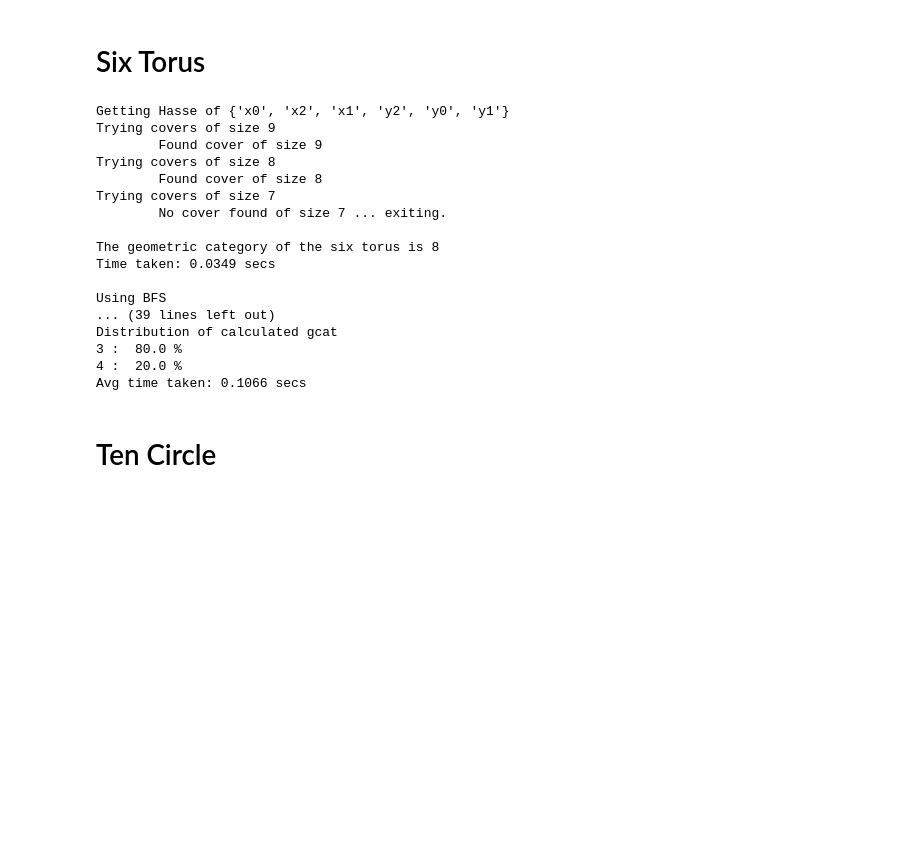
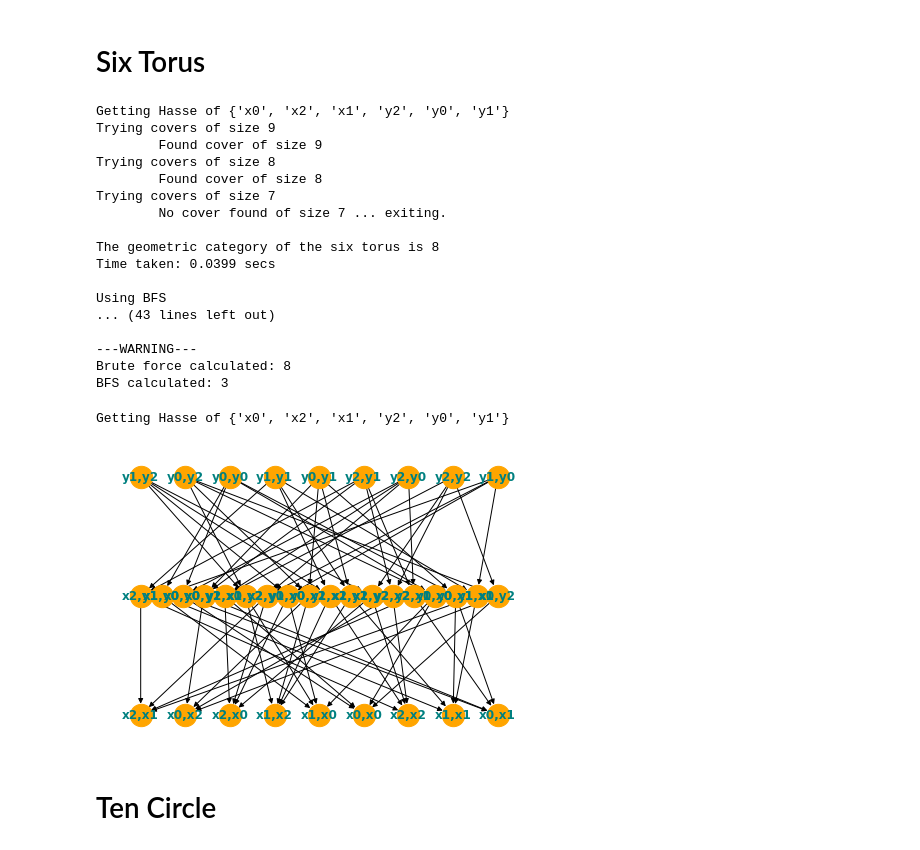
Before and after one commit to sbkandola/Finite-Spaces, a Jupyter notebook: catCover_shuffled.ipynb, the cells around one changed output. Drawn from its saved outputs; the diff is of its cells as text; code cells hidden in the pictures; blank space fills up the shorter version.

```diff
--- a/catCover_shuffled.ipynb
+++ b/catCover_shuffled.ipynb
@@ -177,7 +185,6 @@ Avg time taken: 0.0015 secs
 # %% [markdown]
 # Six Torus
 # %%
-X = FE.Build_SixTorus()
 
 experiment(X, spaceName = 'the six torus', numRandom = 10, verbose = True)
 # %% [output]
@@ -190,14 +197,21 @@ Trying covers of size 7
         No cover found of size 7 ... exiting.
 
 The geometric category of the six torus is 8
-Time taken: 0.0349 secs
+Time taken: 0.0399 secs
 
 Using BFS
-... (39 lines left out)
-Distribution of calculated gcat
-3 :  80.0 %
-4 :  20.0 %
-Avg time taken: 0.1066 secs
+... (43 lines left out)
+
+---WARNING---
+Brute force calculated: 8
+BFS calculated: 3
+# %%
+X = FE.Build_SixTorus()
+
+X.drawHasse()
+# %% [output]
+Getting Hasse of {'x0', 'x2', 'x1', 'y2', 'y0', 'y1'}
+[figure, added]
 # %% [markdown]
 # Ten Circle
 # %%
```
Also changed, not shown: parts of 8 cells of this notebook, 1 other file.
